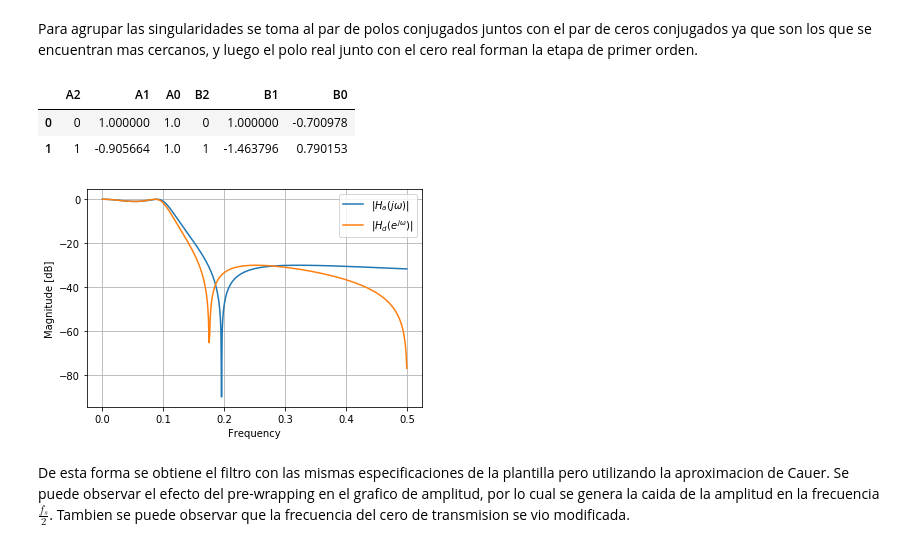
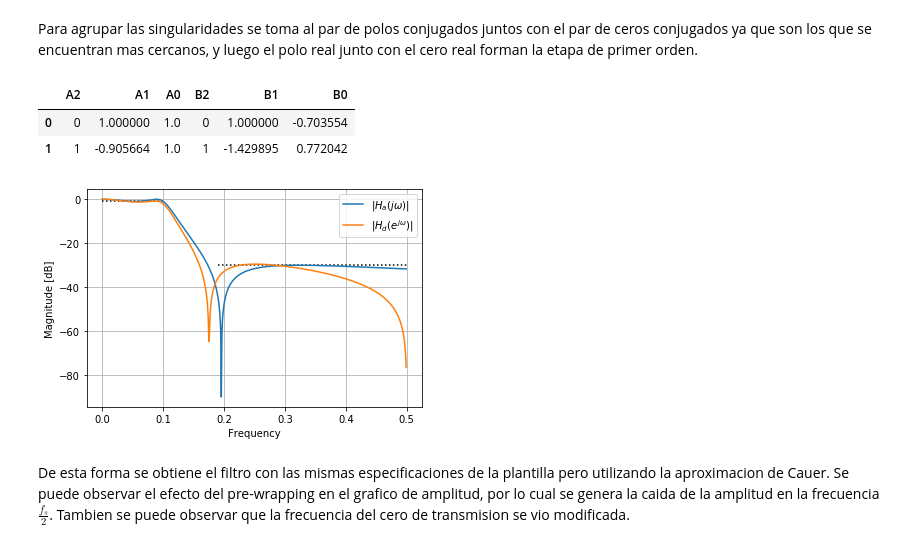
Before and after one commit to grupo-1-ASSD-E2/ASSD-Guia-3, a Jupyter notebook: Ej_9_v2.ipynb, the cells around one changed output. Saved outputs shown, nothing was run; the diff lists cells and outputs as text; code cells hidden in the pictures.

```diff
--- a/Ej_9_v2.ipynb
+++ b/Ej_9_v2.ipynb
@@ -47,7 +47,9 @@ def plot_z_singularities(zeros, poles):
     plt.ylim((-1.1, 1.1))
     plt.grid()
 # %%
-def plot_mag(filtz, filts):
+def plot_mag(filtz, filts, fs, fa, fp, Aa, Ap):
+    plt.hlines(-Ap, 0, fp/fs, linestyles='dotted')
+    plt.hlines(-Aa, fa/fs, 1/2, linestyles='dotted')
     wz, hz = ss.freqz_zpk(filtz.zeros, filtz.poles, filtz.gain)
     ws, hs = ss.freqs_zpk(filts.zeros, filts.poles, filts.gain, worN=fs*wz)
     plt.plot(wz/(2*np.pi), 20*np.log10(np.abs(hs).clip(1e-15)), label=r'$|H_a(j \omega)|$')
@@ -60,6 +62,8 @@ def plot_mag(filtz, filts):
 fp = 1000
 fa = 1900
 fs = 10000
+Aa = 30
+Ap = 1
 data = {'fp': [fp], 'fa': [fa], 'Ap': [1], 'Aa': [30], 'fs':[fs]}
 df = frame(data)
 df.head()
@@ -162,6 +168,8 @@ N_c, ws_c = ss.ellipord(2*np.pi*fp, 2*np.pi*fa, 1, 30, analog=True)
 """ Funcion tranferencia Analógica """
 z_c, p_c, k_c = ss.ellip(N_c, 1, 30, ws_c, 'low', True, output='zpk')
 filt_s_c = ss.lti(z_c, p_c, k_c)
+# %%
+p_c = 2*fs*np.arctan(p_c/(2*fs))
 # %%
 z_c = np.append(np.array(np.inf), z_c)
 aux_table = frame({'Polos':p_c, 'Ceros':z_c})
@@ -206,8 +214,8 @@ df_sos_c = frame(data_sos_c)
 df_sos_c
 # %% [output]
 |  | A2 | A1 | A0 | B2 | B1 | B0 |
-| 0 | 0 | 1.000000 | 1.0 | 0 | 1.000000 | -0.700978 |
-| 1 | 1 | -0.905664 | 1.0 | 1 | -1.463796 | 0.790153 |
+| 0 | 0 | 1.000000 | 1.0 | 0 | 1.000000 | -0.703554 |
+| 1 | 1 | -0.905664 | 1.0 | 1 | -1.429895 | 0.772042 |
 # %%
 """ Ahora calgulo g para que la ganancia en Z=1 sea 1   """
 k_a_c = np.sum(a_c[:,0])*np.sum(a_c[:,1])
@@ -216,8 +224,8 @@ g_c = k_b_c/k_a_c
 # %%
 filt_z_c = ss.lti(zz_c, pz_c, g_c)
 # %%
-plot_mag(filt_z_c, filt_s_c)
+plot_mag(filt_z_c, filt_s_c, fs, fa, fp, Aa, Ap)
 # %% [output]
-[figure, old version]
+[figure, new version]
 # %% [markdown]
 De esta forma se obtiene el filtro con las mismas especificaciones de la plantilla pero utilizando la aproximacion de Cauer. Se puede observar el efecto del pre-wrapping en el grafico de amplitud, por lo cual se genera la caida de la amplitud en la frecuencia $\frac{f_s}{2}$. Tambien se puede observar que la frecuencia del cero de transmision se vio modificada.
```
Also changed, not shown: parts of 8 cells of this notebook.
